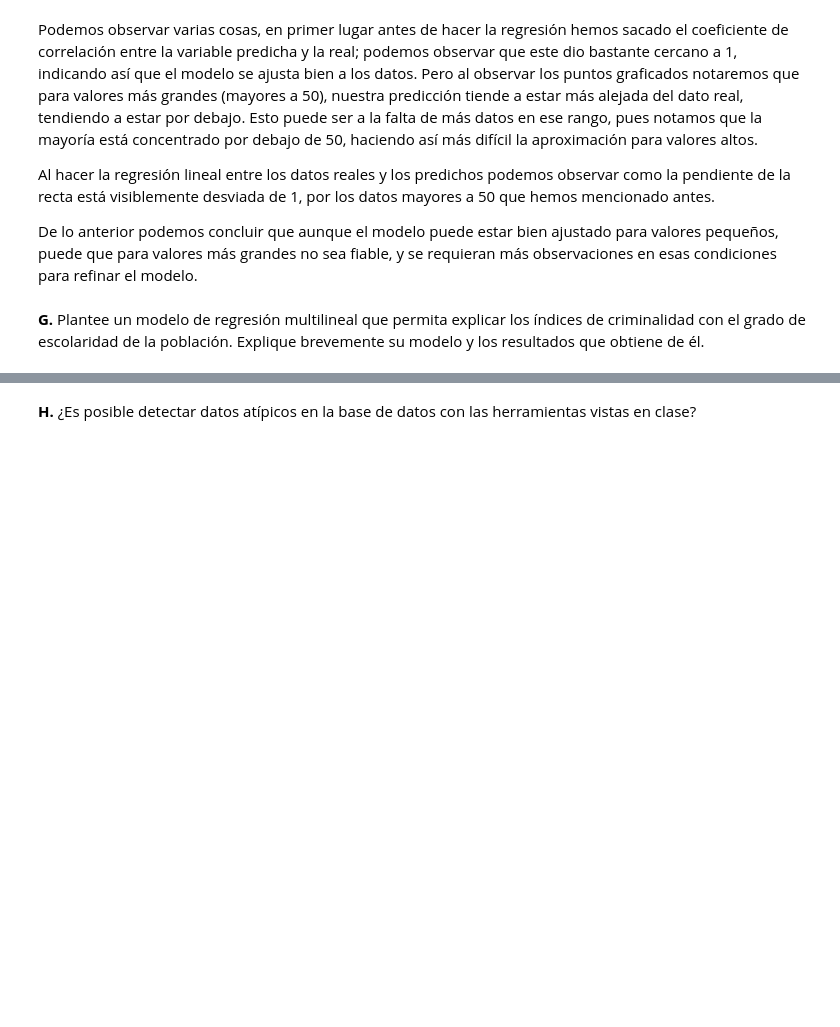
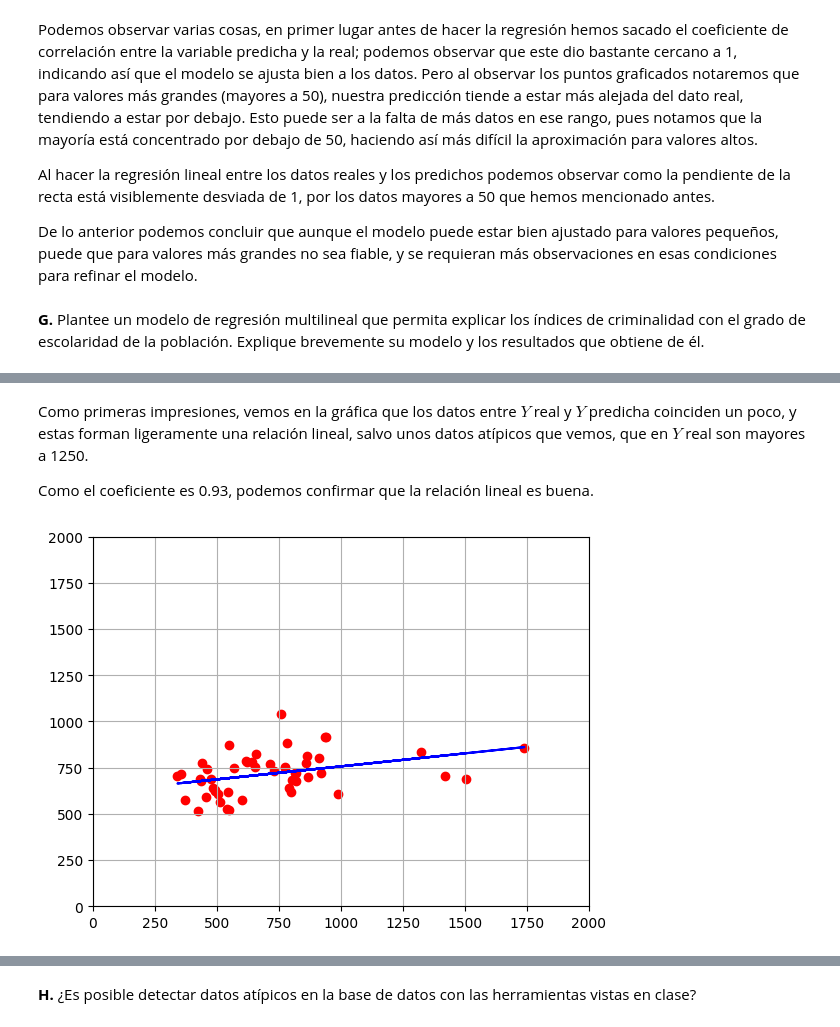
Before and after one commit to bermudez05/Siniestralidad_Bogota_BD, a Jupyter notebook: Taller 4/Taller_4.ipynb, the cells around one changed output, grey strips where cells are left out. Cells and saved outputs as stored; diff of their text form; code cells hidden in the pictures; blank space fills up the shorter version.

```diff
--- a/Taller 4/Taller_4.ipynb
+++ b/Taller 4/Taller_4.ipynb
@@ -265,0 +316,27 @@ De lo anterior podemos concluir que aunque el modelo puede estar bien ajustado p
+# %% [markdown]
+Como primeras impresiones, vemos en la gráfica que los datos entre $Y$ real y $Y$ predicha coinciden un poco, y estas forman ligeramente una relación lineal, salvo unos datos atípicos que vemos, que en $Y$ real son mayores a 1250.
+
+Como el coeficiente es 0.93, podemos confirmar que la relación lineal es buena.
+# %%
+def linear_regression(X, Y):
+    a = np.inner(X,X)
+    b = np.sum(X)
+    c = np.inner(X,Y)
+    d = np.sum(Y)
+    N = len(X)
+    Delta = a*N-b*b
+    A =(N*c-b*d)/Delta
+    B =(a*d-b*c)/Delta
+    Y_pred = A*X+B
+    plt.grid(True)
+    plt.scatter(X, Y,color='red')
+    plt.plot(X, Y_pred, color='blue')
+    plt.xlim([0,2000])
+    plt.ylim([0,2000])
+    plt.show()
+
+Y_aux=np.array([int(x[0]) for x in Y])
+Y_pred_aux=np.array([int(x[0]) for x in Y_pred])
+linear_regression(Y_aux, Y_pred_aux)
+# %% [output]
+[figure, added]
```
Also changed, not shown: parts of 20 cells of this notebook.
